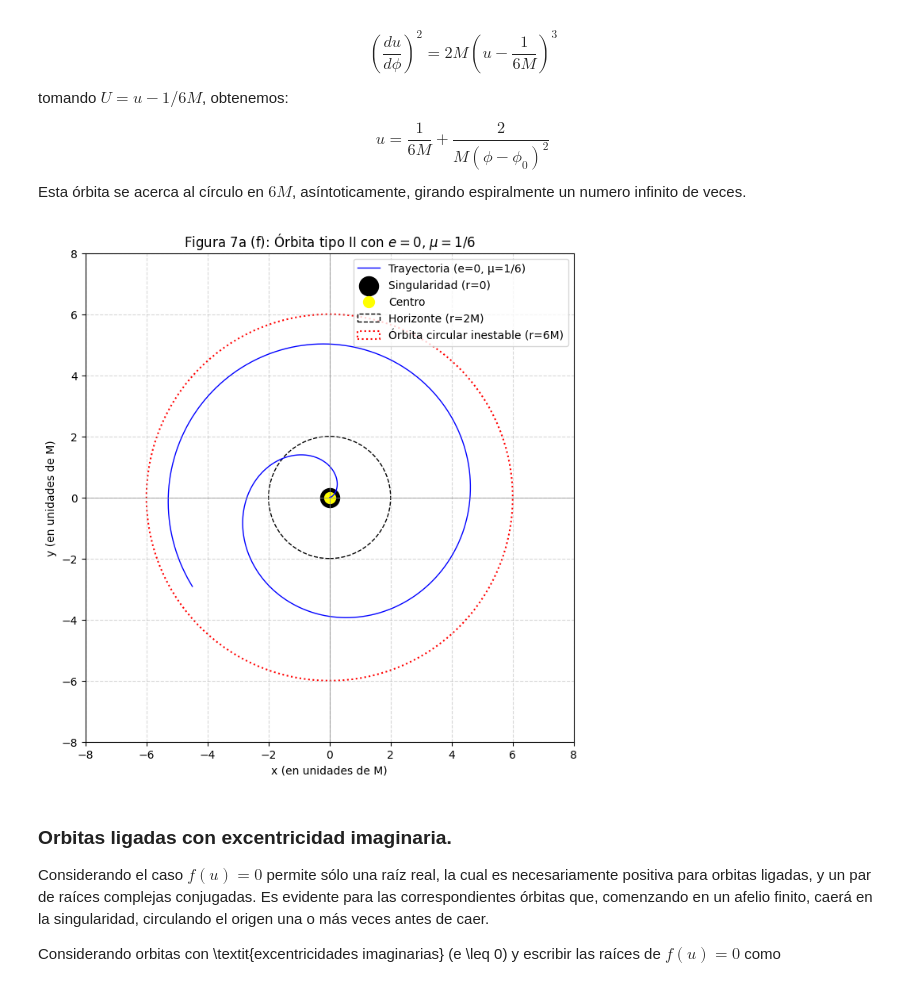
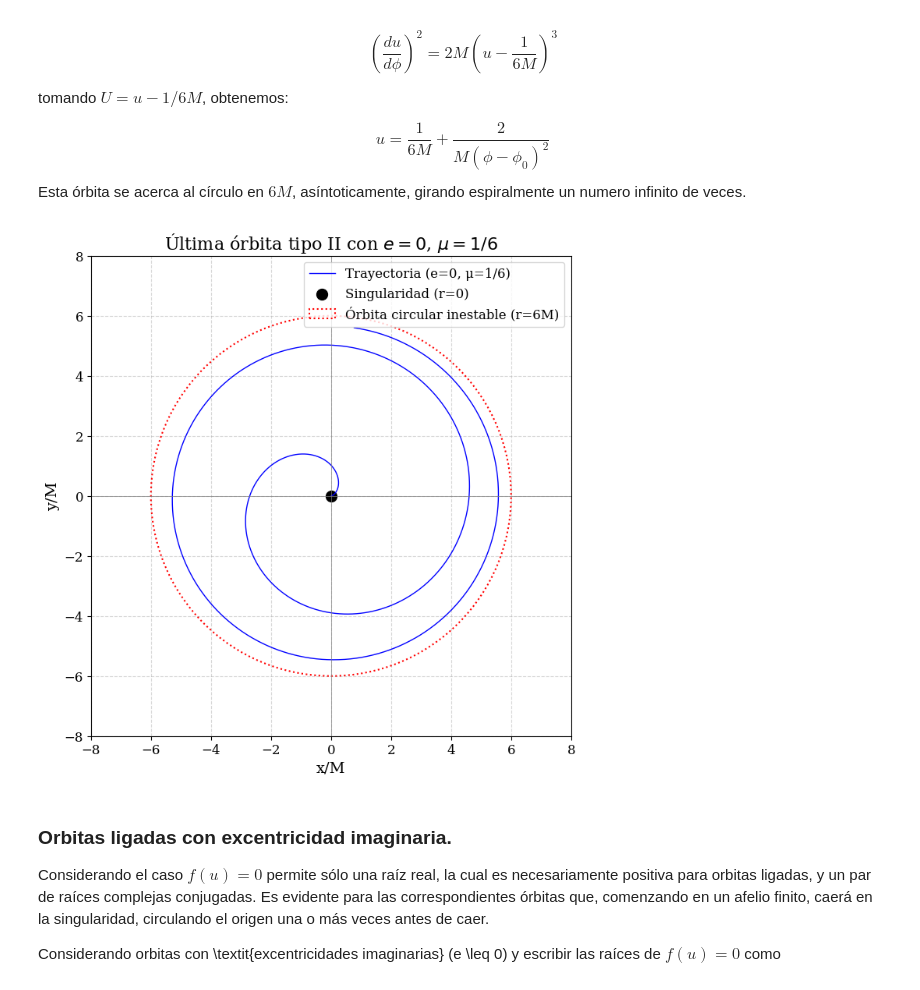
Before and after one commit to Robboppen/General-Relativity, a Jupyter notebook: time-like-geodesics-SchwarzschildSpaceTime/Geodesics_Schwarzschild_Spacetime.ipynb, the cells around one changed output. Cells and saved outputs as stored; diff of their text form; code cells hidden in the pictures.

```diff
--- a/time-like-geodesics-SchwarzschildSpaceTime/Geodesics_Schwarzschild_Spacetime.ipynb
+++ b/time-like-geodesics-SchwarzschildSpaceTime/Geodesics_Schwarzschild_Spacetime.ipynb
@@ -1202,47 +982,44 @@ phi0 = 0.0  # constante de integración, podemos ajustar
 
 # Ángulo phi desde un valor pequeño hasta un valor máximo (para evitar la singularidad en phi = phi0)
 phi_min = 0.1
-phi_max = 10.0
+phi_max = 14.0
 phi = np.linspace(phi_min, phi_max, 2000)
 
 # Calculamos u y r
 u = 1/(6*M) + 2/(M * (phi - phi0)**2)
 r = 1/u  # r en unidades de M
 
 # Convertir a coordenadas cartesianas para graficar
 x = r * np.cos(phi)
 y = r * np.sin(phi)
 
 # Graficar
 plt.figure(figsize=(8, 8))
 plt.plot(x, y, 'b-', linewidth=1, label='Trayectoria (e=0, μ=1/6)')
-plt.scatter(0, 0, color='black', s=300, label='Singularidad (r=0)')
-plt.scatter(0, 0, color='yellow', s=100, label='Centro')
+plt.scatter(0, 0, color='black', s=100, label='Singularidad (r=0)')
 
-# Dibujar el horizonte en r = 2M (círculo negro)
-horizon_radius = 2*M
-horizon_circle = plt.Circle((0, 0), horizon_radius, color='black', fill=False, linestyle='--', linewidth=1, label='Horizonte (r=2M)')
-plt.gca().add_patch(horizon_circle)
+
+
 
 # Dibujar la órbita circular inestable en r = 6M
 circular_orbit_radius = 6*M
 circular_orbit = plt.Circle((0, 0), circular_orbit_radius, color='red', fill=False, linestyle=':', linewidth=1.5, label='Órbita circular inestable (r=6M)')
 plt.gca().add_patch(circular_orbit)
 
 # Configuración del gráfico
 plt.xlim(-8*M, 8*M)
 plt.ylim(-8*M, 8*M)
 plt.gca().set_aspect('equal', adjustable='box')
 plt.axhline(0, color='gray', linewidth=0.5)
 plt.axvline(0, color='gray', linewidth=0.5)
 plt.grid(True, linestyle='--', alpha=0.5)
-plt.title('Figura 7a (f): Órbita tipo II con $e=0$, $\mu=1/6$')
-plt.xlabel('x (en unidades de M)')
-plt.ylabel('y (en unidades de M)')
+plt.title('Última órbita tipo II con $e=0$, $\mu=1/6$')
+plt.xlabel('x/M')
+plt.ylabel('y/M')
 plt.legend(loc='upper right')
 plt.show()
 # %% [output]
-[figure, old version]
+[figure, new version]
 # %% [markdown]
 ### Orbitas ligadas con excentricidad imaginaria.
 
```
Also changed, not shown: parts of 9 cells of this notebook, 1 other file.
